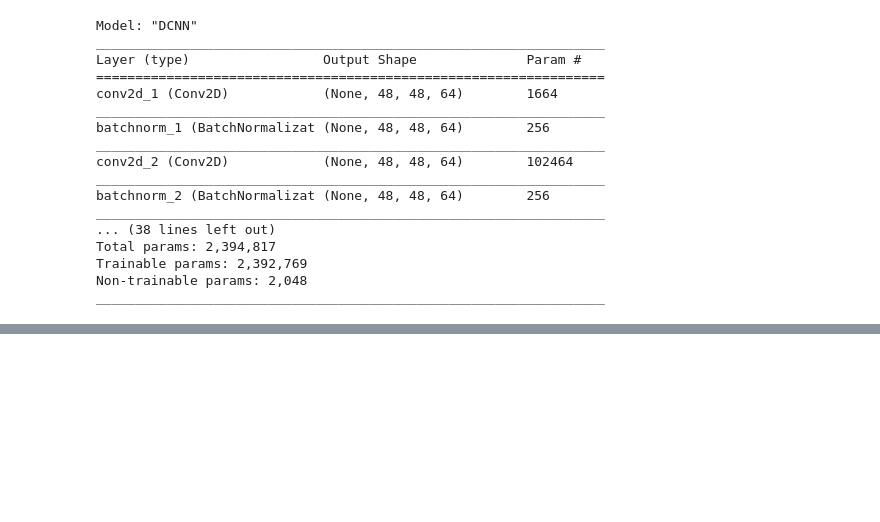
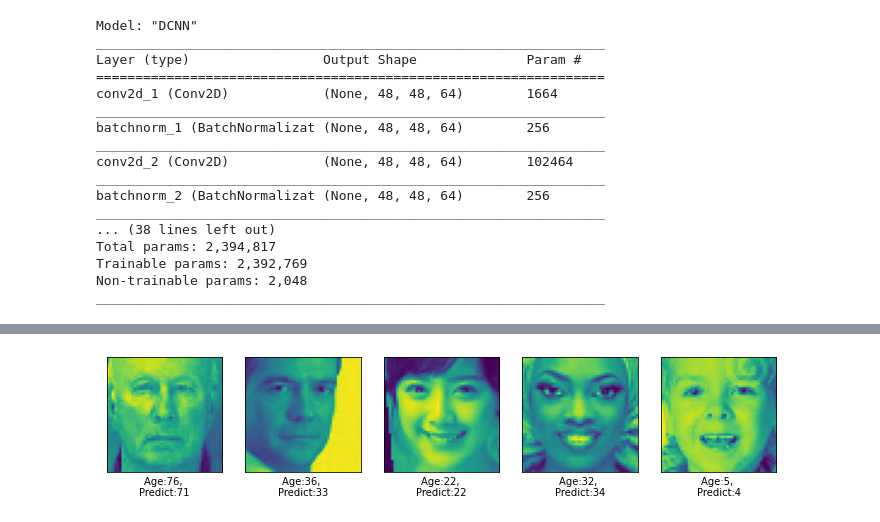
Before and after one commit to mamicro-li/DeepLearing-Project, a Jupyter notebook: training_notebooks/train_age.ipynb, the cells around one changed output, grey strips where cells are left out. Cells and saved outputs as stored; diff of their text form; code cells hidden in the pictures; blank space fills up the shorter version.

```diff
--- a/training_notebooks/train_age.ipynb
+++ b/training_notebooks/train_age.ipynb
@@ -175,0 +174,13 @@ model.save_weights('age_model.h5')
+# %%
+#Predict results:
+plt.figure(figsize=(12,12))
+for i in range(5):
+    index = random.randint(0,len(data))
+    plt.subplot(1,5,i+1)
+    plt.xticks([])
+    plt.yticks([])
+    plt.imshow(X[index].reshape(48,48))
+    predict_age = model.predict(X[index].reshape(1,48,48,1))
+    plt.xlabel("Age:"+str(data['age'][index])+", \nPredict:"+str(int(predict_age)))
+# %% [output]
+[figure, added]
```
Also changed, not shown: parts of 4 cells of this notebook, 1 other file.
